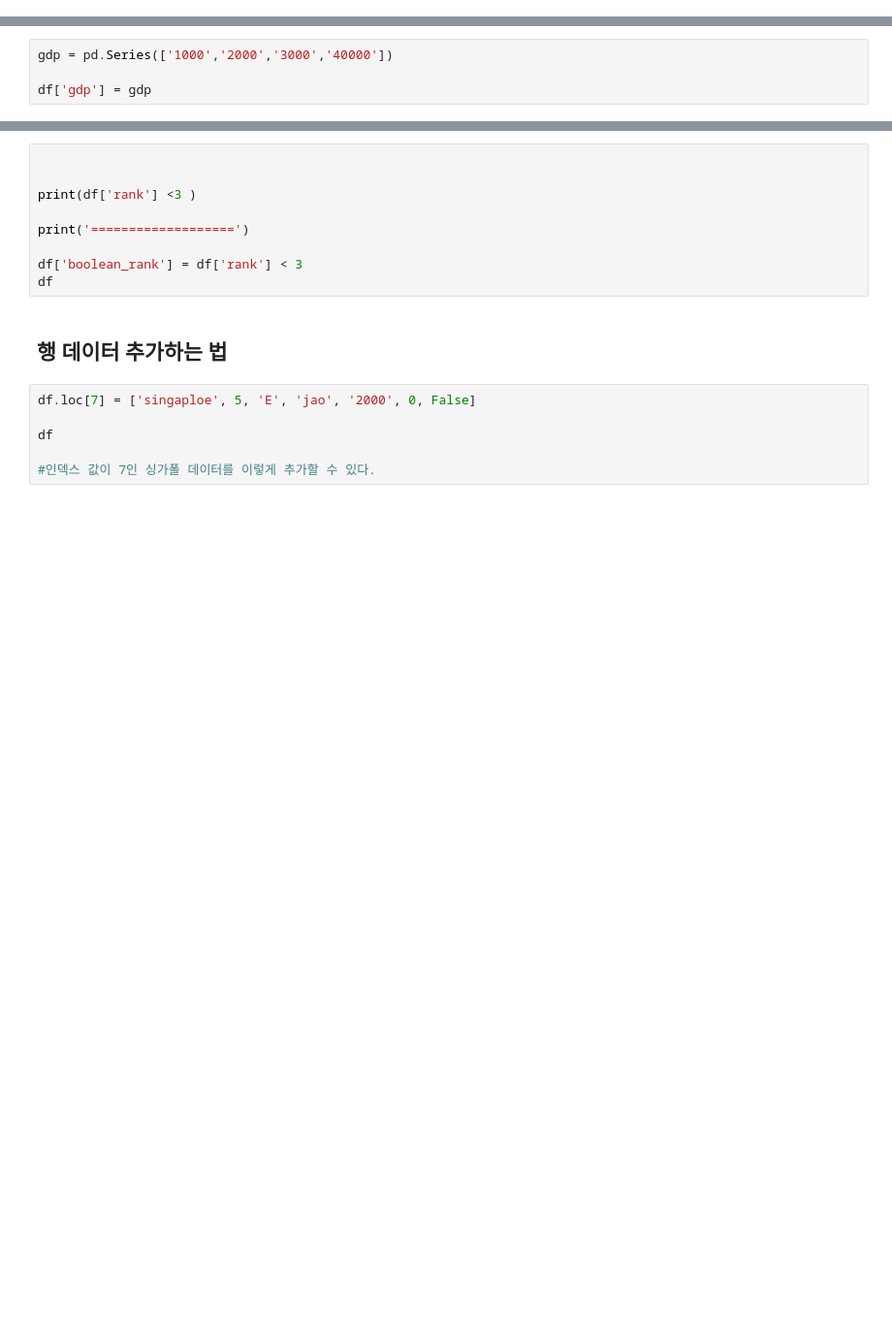
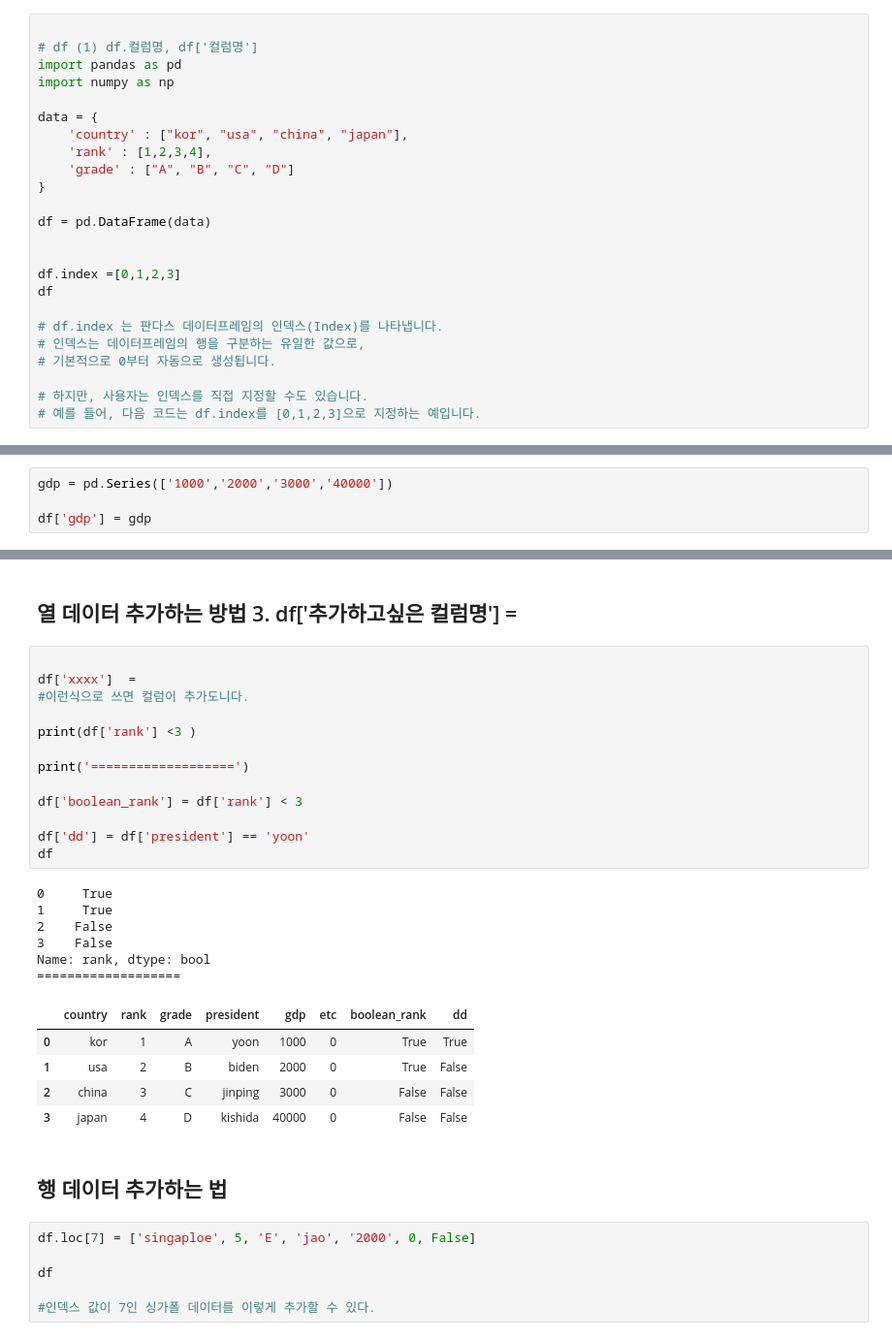
Before and after one commit to favorsyoon/python_advance, a Jupyter notebook: 04-24/pandas-basic.ipynb, the cells around one changed output, grey strips where cells are left out. Shown at 97% size. Saved outputs shown, nothing was run; the diff lists cells and outputs as text; blank space fills up the shorter version.

Commit message:
판다스 데이터 추가하는 법 - 열데이터추가하는법 3가지

```diff
--- a/04-24/pandas-basic.ipynb
+++ b/04-24/pandas-basic.ipynb
@@ -417,0 +446,24 @@ df
+# %%
+
+# df (1) df.컬럼명, df['컬럼명']
+import pandas as pd
+import numpy as np
+
+data = {
+    'country' : ["kor", "usa", "china", "japan"],
+    'rank' : [1,2,3,4],
+    'grade' : ["A", "B", "C", "D"]
+}
+
+df = pd.DataFrame(data)
+
+
+df.index =[0,1,2,3]
+df
+
+# df.index 는 판다스 데이터프레임의 인덱스(Index)를 나타냅니다.
+# 인덱스는 데이터프레임의 행을 구분하는 유일한 값으로,
+# 기본적으로 0부터 자동으로 생성됩니다.
+
+# 하지만, 사용자는 인덱스를 직접 지정할 수도 있습니다.
+# 예를 들어, 다음 코드는 df.index를 [0,1,2,3]으로 지정하는 예입니다.
@@ -431,12 +538,30 @@ df
+# %% [markdown]
+##  열 데이터 추가하는 방법 3. df['추가하고싶은 컬럼명'] =
 # %%
 
+df['xxxx']  =
+#이런식으로 쓰면 컬럼이 추가도니다.
 
 print(df['rank'] <3 )
 
 print('===================')
 
 df['boolean_rank'] = df['rank'] < 3
+
+df['dd'] = df['president'] == 'yoon'
 df
+# %% [output]
+0     True
+1     True
+2    False
+3    False
+Name: rank, dtype: bool
+===================
+|  | country | rank | grade | president | gdp | etc | boolean_rank | dd |
+| 0 | kor | 1 | A | yoon | 1000 | 0 | True | True |
+| 1 | usa | 2 | B | biden | 2000 | 0 | True | False |
+| 2 | china | 3 | C | jinping | 3000 | 0 | False | False |
+| 3 | japan | 4 | D | kishida | 40000 | 0 | False | False |
 # %% [markdown]
 ## 행 데이터 추가하는 법
 # %%
```
Also changed, not shown: parts of 13 cells of this notebook.
